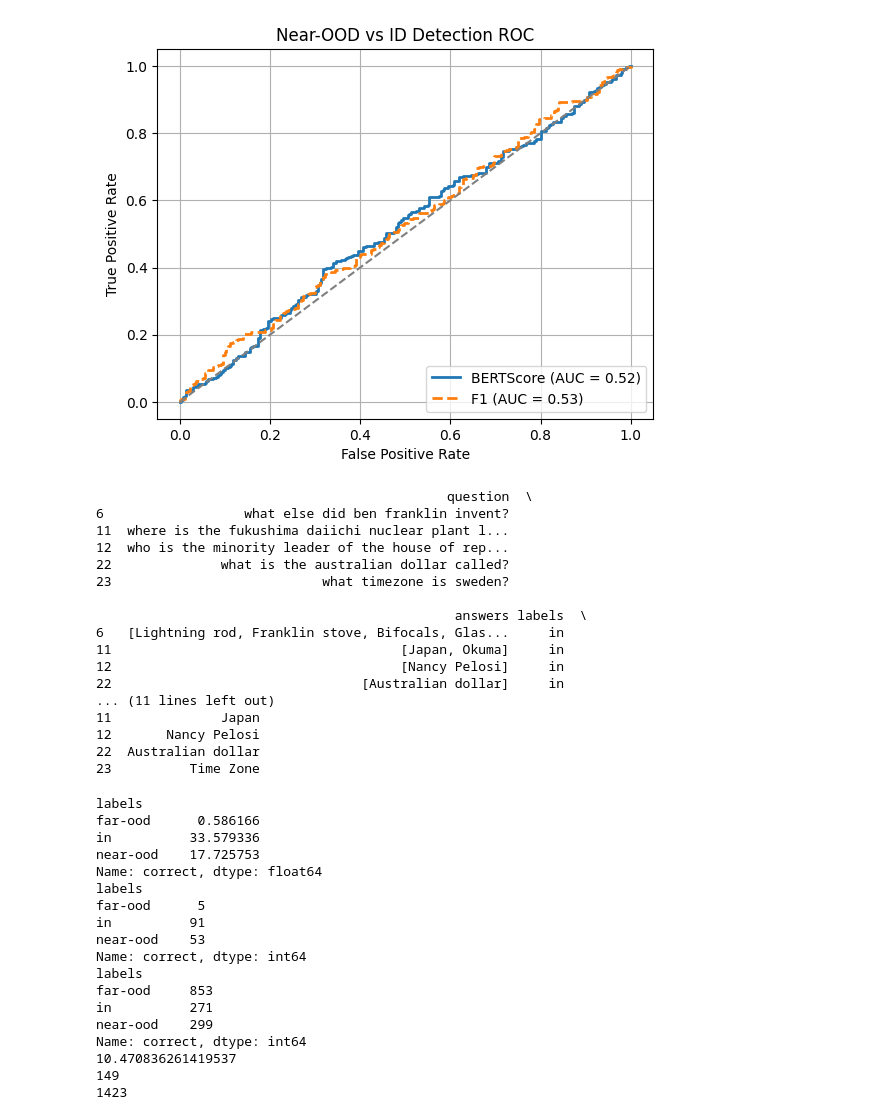
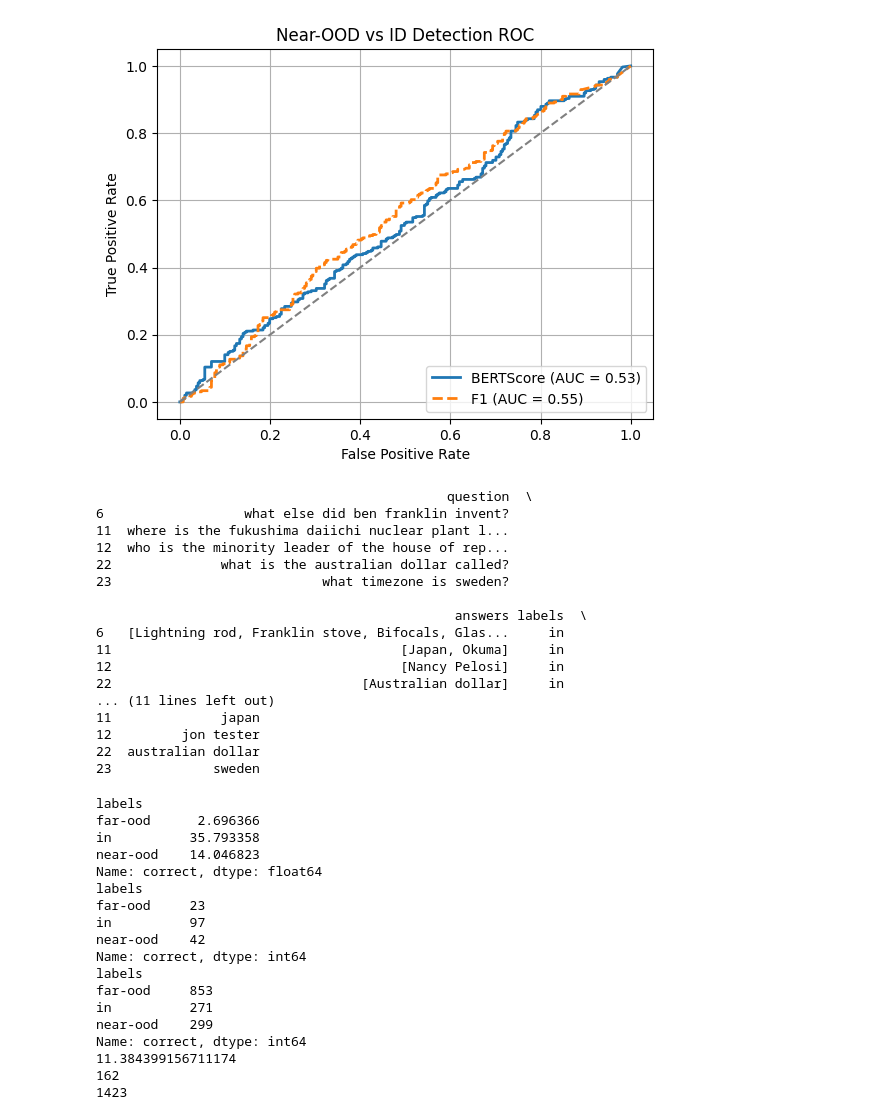
Before and after one commit to dries02/cbqa-ood, a Jupyter notebook: notebooks/results.ipynb, the cells around one changed output. Saved outputs shown, nothing was run; the diff lists cells and outputs as text; code cells hidden in the pictures.

```diff
--- a/notebooks/results.ipynb
+++ b/notebooks/results.ipynb
@@ -4,6 +5,12 @@ import ast
 # %%
-df = pd.read_parquet("../data/webquestions/webquestions-frob.parquet")
-df["answers"] = df["answers"].apply(lambda s: ast.literal_eval(s) if isinstance(s, str) else s)
-print(df.columns)
-print(df.groupby("labels")["frob"].describe())
-print(df.groupby("labels")["f1_rms"].describe())
+def load_results(dataset: str, model: str, method: str):
+    df_path = Path("../results") / dataset / f"{model}-large-{method}.jsonl"
+    return pd.read_json(df_path, lines=True)
+
+dataset = "webquestions"
+model = "flipout"
+base_path = Path("../results") / dataset / f"{model}-large.jsonl"
+df = pd.read_json(base_path, lines=True)
+
+for method in ("f1", "bertscore"):
+    df[method] = load_results(dataset, model, method)[method].to_numpy()
@@ -120,48 +75,58 @@ plt.show()
 # %%
-from sklearn.metrics import roc_curve, auc
-import matplotlib.pyplot as plt
-
-# 1) select only in‐distribution vs far‐OOD rows
 mask = df["labels"].isin(["in", "near-ood"])
 y_true = (df.loc[mask, "labels"] == "near-ood").astype(int)
 
-# 2) first classifier: Frobenius‐based score
-y_score1 = df.loc[mask, "frob"].to_numpy()
+y_score1 = df.loc[mask, "bertscore"].to_numpy()
 fpr1, tpr1, _ = roc_curve(y_true, y_score1)
 roc_auc1     = auc(fpr1, tpr1)
 
-# 3) second classifier: F1-RMS‐based score
-y_score2 = df.loc[mask, "f1_rms"].to_numpy()
+y_score2 = df.loc[mask, "f1"].to_numpy()
 fpr2, tpr2, _ = roc_curve(y_true, y_score2)
 roc_auc2     = auc(fpr2, tpr2)
 
-# 4) plot both on one figure
-# plt.figure(figsize=(6,6))
 plt.plot(fpr1, tpr1, label=f"BERTScore (AUC = {roc_auc1:.2f})", linewidth=2)
 plt.plot(fpr2, tpr2, label=f"F1 (AUC = {roc_auc2:.2f})", linestyle="--", linewidth=2)
 
 # chance line
 plt.plot([0,1], [0,1], "--", color="gray")
 
 plt.xlabel("False Positive Rate")
 plt.ylabel("True Positive Rate")
 plt.title("Near-OOD vs ID Detection ROC")
 plt.legend(loc="lower right")
 plt.grid(True)
 plt.show()
 # %% [output]
-[figure, old version]
+[figure, new version]
 # %%
+import re
+import string
 from collections import Counter
 
+# source: https://github.com/facebookresearch/QA-Overlap/blob/main/evaluate.py
+articles_pattern = re.compile(r"\b(a|an|the)\b")
+def normalize_answer(s: str) -> str:
+    """Lower text and remove punctuation, articles and extra whitespace."""
+    def remove_articles(text: str) -> str:
+        return re.sub(articles_pattern, " ", text)
+
+    def white_space_fix(text: str) -> str:
+        return " ".join(text.split())
+
+    def remove_punc(text: str) -> str:
+        exclude = set(string.punctuation)
+        return "".join(ch for ch in text if ch not in exclude)
+
+    return white_space_fix(remove_articles(remove_punc(str.lower(s))))
 
 def most_frequent(lst: list[str]) -> str:
-    filtered = [s for s in lst if s]
+    filtered = [normalize_answer(s) for s in lst if s]
     return Counter(filtered).most_common(1)[0][0]
 
 
 df["hard_pred"] = df["predictions"].apply(most_frequent)
 
+
 print(df[df["labels"] == "in"].head())
 # %% [output]
                                              question  \
@@ -177,13 +142,13 @@ print(df[df["labels"] == "in"].head())
 12                                     [Nancy Pelosi]     in
 22                                [Australian dollar]     in
 ... (11 lines left out)
-11              Japan
-12       Nancy Pelosi
-22  Australian dollar
-23          Time Zone
+11              japan
+12         jon tester
+22  australian dollar
+23             sweden
 # %%
 def is_exact_match(pred: str, golds: list[str]) -> bool:
-    return pred in golds
+    return any(pred == normalize_answer(gt) for gt in golds)
 
 df["correct"] = df.apply(
     lambda r: is_exact_match(r["hard_pred"], r["answers"]),
@@ -201,20 +166,20 @@ print(df["correct"].sum())
 print(df["correct"].count())
 # %% [output]
 labels
-far-ood      0.586166
-in          33.579336
-near-ood    17.725753
+far-ood      2.696366
+in          35.793358
+near-ood    14.046823
 Name: correct, dtype: float64
 labels
-far-ood      5
-in          91
-near-ood    53
+far-ood     23
+in          97
+near-ood    42
 Name: correct, dtype: int64
 labels
 far-ood     853
 in          271
 near-ood    299
 Name: correct, dtype: int64
-10.470836261419537
-149
+11.384399156711174
+162
 1423
```
Also changed, not shown: parts of 8 cells of this notebook, 15 other files.
